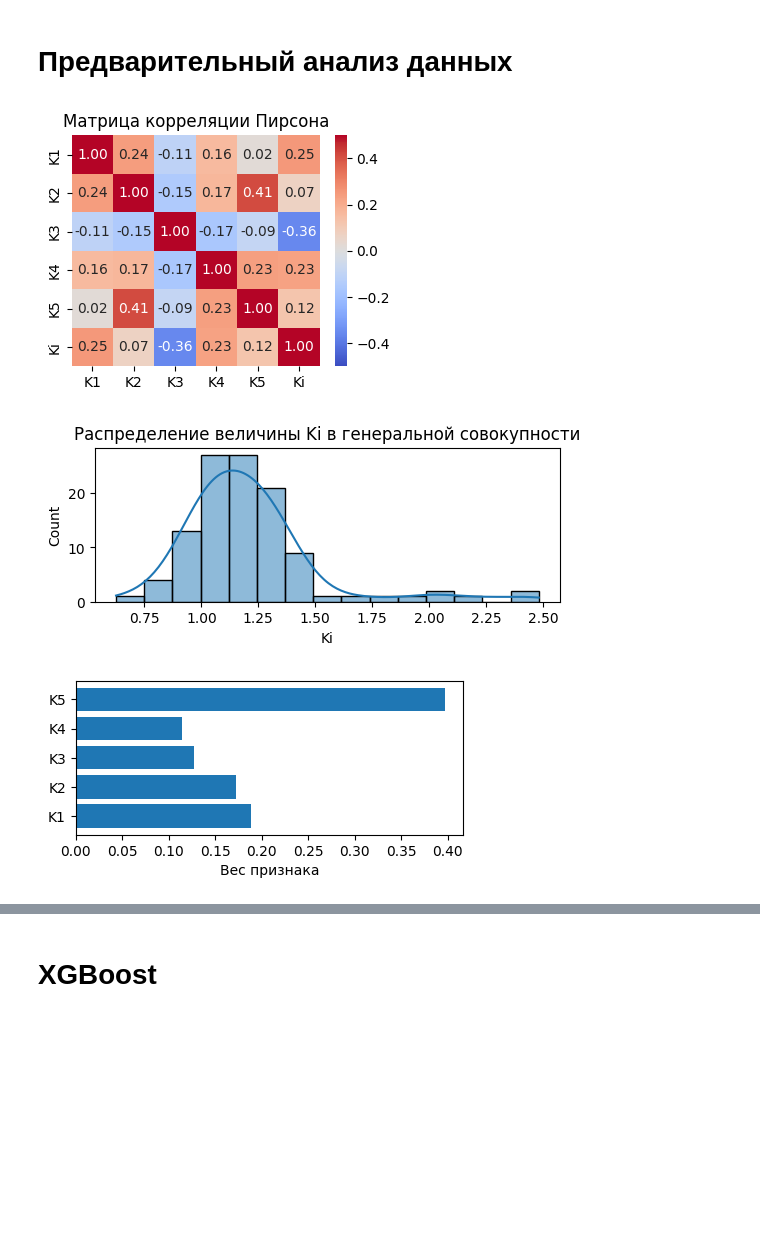
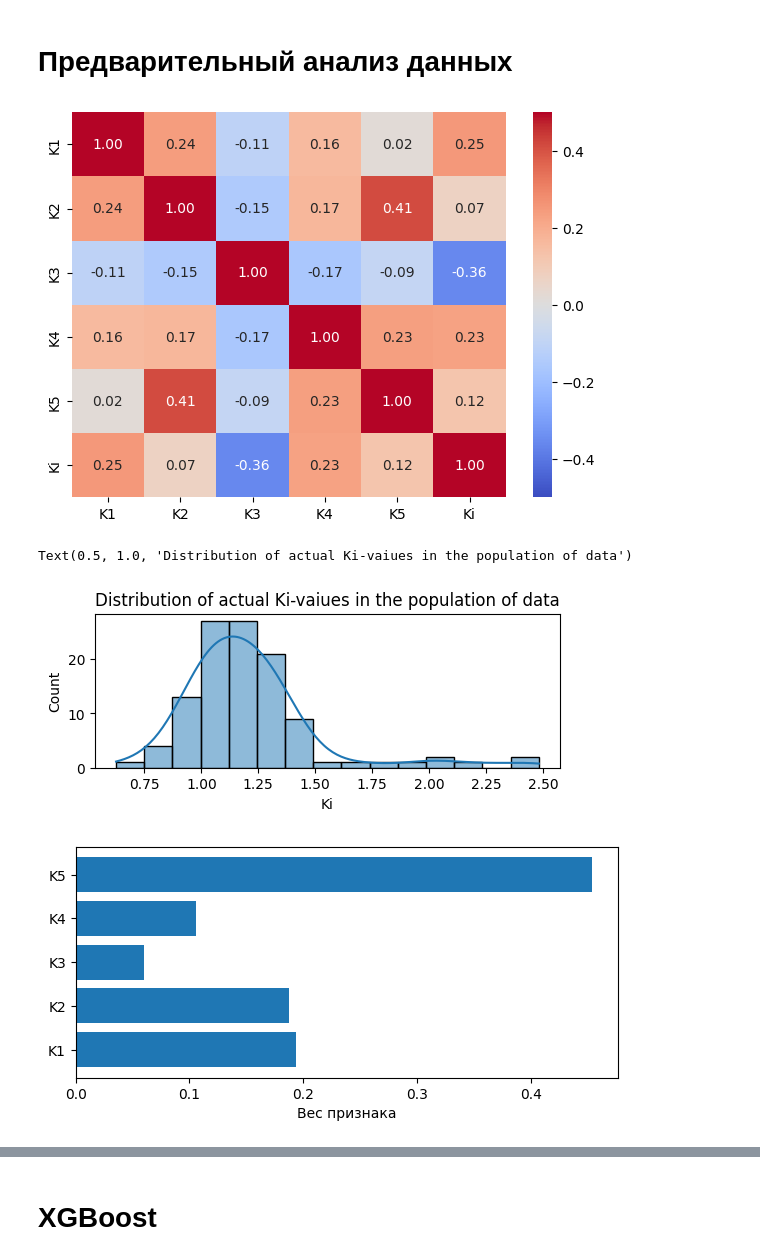
Before and after one commit to caapel/VKR_project, a Jupyter notebook: XGBoost.ipynb, the cells around one changed output, grey strips where cells are left out. Cells and saved outputs as stored; diff of their text form; code cells hidden in the pictures; blank space fills up the shorter version.

```diff
--- a/XGBoost.ipynb
+++ b/XGBoost.ipynb
@@ -14,19 +22,18 @@ import matplotlib.pyplot as plt
 # %% [markdown]
 # Импортирование и препроцессинг данных
 # %%
-# загружаем файлы Excel
-df_kazan = pd.read_excel('Kazan.xlsx')
-df_uljanovsk = pd.read_excel('Uljanovsk.xlsx')
+# загружаем файл иксель
+df_kazan=pd.read_excel("Kazan.xlsx")
+df_uljyanovsk=pd.read_excel("Uljanovsk.xlsx")
 # %%
-# соединяем два фрейма df_kazan и df_uljanovsk по 5 общим столбцам:
+# соединяем два фрейма df_kazan и df_uljyanovsk по 5 общим стобцам
 columns = ['Residual pipeline wall thickness, %',
-           'Previous incidents on the pipeline section, K2',
-           'Soil corrosion activity, К3',
-           'Flooding (traces of flooding) of the channel, K4',
-           'Intersections with communications, K5',
-           'Practical Ki-values']
-
-df_common = pd.concat([df_kazan[columns], df_uljanovsk[columns]]).reset_index(drop=True)
+          'Previous incidents on the pipeline section, K2',
+          'Soil corrosion activity, К3',
+          'Flooding (traces of flooding) of the channel, K4',
+          'Intersections with communications, K5',
+          'Practical Ki-values']
+df_common = pd.concat([df_kazan[columns], df_uljyanovsk[columns]]).reset_index(drop=True)
 df_common.info()
 # %% [output]
 <class 'pandas.core.frame.DataFrame'>
@@ -67,13 +75,10 @@ df_common
 111 rows × 6 columns
 # %%
 # переопределяем тип данных для фрейма df_common
-'''for i in range(2, 6):
-    df_common[f'K{i}'] = df_common[f'K{i}'].astype('category').cat.codes'''
-
-df_common.K2 = df_common.K2.astype('category').cat.codes
-df_common.K3 = df_common.K3.astype('category').cat.codes
-df_common.K4 = df_common.K4.astype('category').cat.codes
-df_common.K5 = df_common.K5.astype('category').cat.codes
+df_common.K2=df_common.K2.astype('category').cat.codes
+df_common.K3=df_common.K3.astype('category').cat.codes
+df_common.K4=df_common.K4.astype('category').cat.codes
+df_common.K5=df_common.K5.astype('category').cat.codes
 # %%
 df_common.info()
 # %% [output]
@@ -93,19 +98,20 @@ memory usage: 2.3 KB
 # %% [markdown]
 # Предварительный анализ данных
 # %%
-# рисуем матрицу корреляции Пирсона
-plt.figure(figsize=(4,3))
-sns.heatmap(df_common.corr(), annot=True, fmt=".2f", cmap='coolwarm', cbar=True, vmin=-0.5, vmax=0.5)
-plt.title('Матрица корреляции Пирсона')
+#рисуем матрицу корреляции Пирсона
+
+plt.figure(figsize=(7,5))
+sns.heatmap(df_common.corr(), annot=True, fmt=".2f", cmap='coolwarm',cbar=True, vmin=-0.5, vmax=0.5)
 plt.show()
 # %% [output]
-[figure, old version]
+[figure, new version]
 # %%
-# проверяем распределение величины Ki
+#проверяем распределение величины Кi
+
 plt.figure(figsize=(6, 2))
-sns.histplot(data=df_common, x='Ki', bins=15, kde=True)
-plt.title('Распределение величины Ki в генеральной совокупности')
-plt.show()
+sns.histplot(data=df_common, x = 'Ki', bins = 15, kde=True)
+plt.title('Distribution of actual Ki-vaiues in the population of data')
 # %% [output]
+Text(0.5, 1.0, 'Distribution of actual Ki-vaiues in the population of data')
-[figure, old version]
+[figure, new version]
 # %%
@@ -115,18 +120,26 @@ df_common.reset_index(drop= True, inplace=True)
 df_common = df_common.iloc[8:85]
 # %%
-# разделяем генеральную совокупность на тренировочную и тестовую выборки
-X_train, X_test, y_train, y_test = train_test_split(df_common.drop('Ki', axis=1),
-                                                    df_common.Ki,
-                                                    test_size=0.2,
-                                                    random_state=30)
+#разделяем генеральную совокупность на тренировочную и тестовую выборки
+X = df_common.drop(columns='Ki').copy()
+y = df_common.Ki.copy()
 
-selector = XGBRegressor(random_state=42)
+# Standardization of input feature general set
+scaler = StandardScaler()
+X_std = scaler.fit_transform(X)
+X_std = pd.DataFrame(X_std, columns=X.columns)
+
+X_train, X_test, y_train, y_test = train_test_split(X_std, y, test_size=0.2, random_state=30)
+
+'''X_train, X_test, y_train, y_test= train_test_split(df_common.drop('Ki',axis=1),
+                                                   df_common.Ki,
+                                                   test_size=0.2,
+                                                   random_state=30)'''
+selector= XGBRegressor(random_state=42)
 selector.fit(X_train, y_train)
-
-plt.figure(figsize=(5, 2))
+plt.figure(figsize=(7, 3))
 plt.barh(range(X_train.shape[1]), selector.feature_importances_, align='center')
 plt.yticks(range(X_train.shape[1]), X_train.columns)
 plt.xlabel('Вес признака')
 plt.show()
 # %% [output]
-[figure, old version]
+[figure, new version]
```
Also changed, not shown: parts of 38 cells of this notebook.
